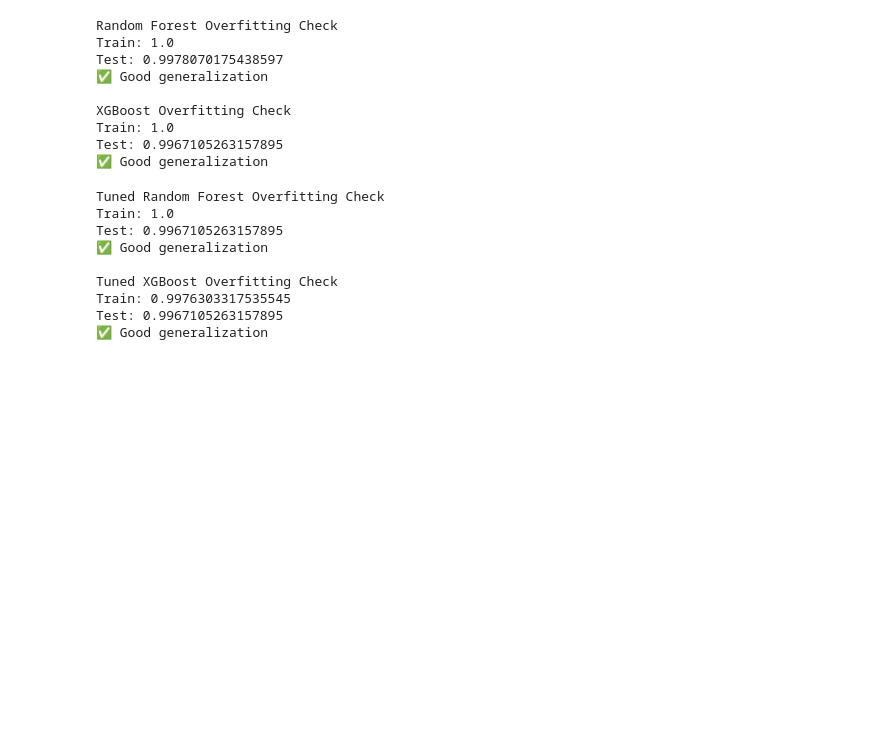
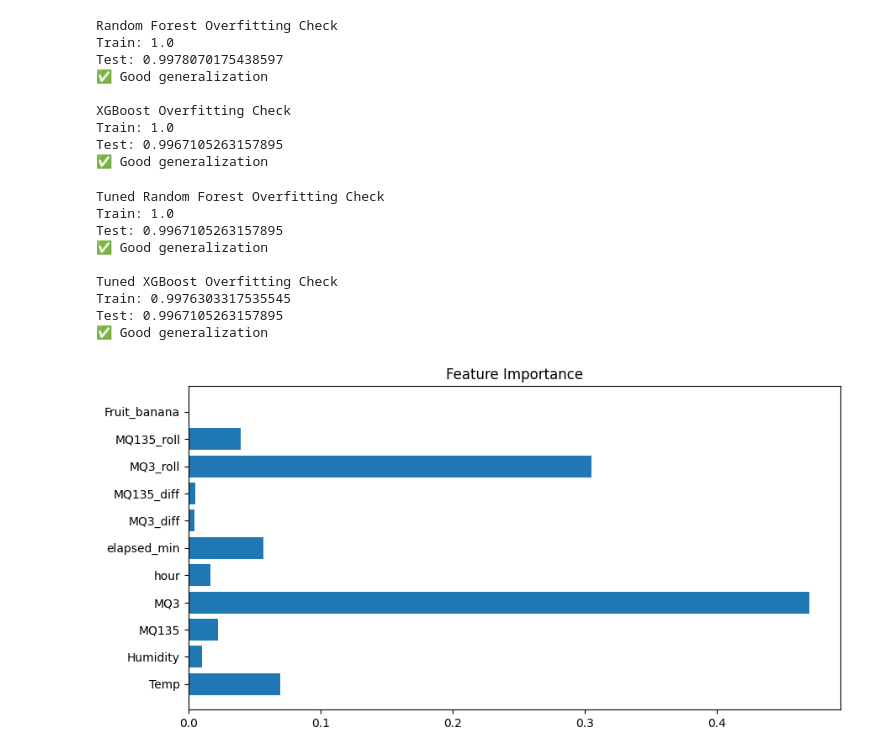
Before and after one commit to SiyumiJayawardhane/freshsense-imagemodel, a Jupyter notebook: Food_Spoilage_Detection.ipynb, the cells around one changed output. Cells and saved outputs as stored; diff of their text form; code cells hidden in the pictures; blank space fills up the shorter version.

Commit message:
Feature importances from the trained Random Forest model

```diff
--- a/Food_Spoilage_Detection.ipynb
+++ b/Food_Spoilage_Detection.ipynb
@@ -566,3 +566,16 @@ Tuned XGBoost Overfitting Check
 Train: 0.9976303317535545
 Test: 0.9967105263157895
 ✅ Good generalization
+# %%
+# Get feature importances from the trained Random Forest model
+importances = rf.feature_importances_
+
+# Create a horizontal bar plot to visualize feature importances
+plt.figure(figsize=(10,5))
+plt.barh(X.columns, importances)
+# Set the title of the plot
+plt.title("Feature Importance")
+# Display the plot
+plt.show()
+# %% [output]
+[figure, added]
```
